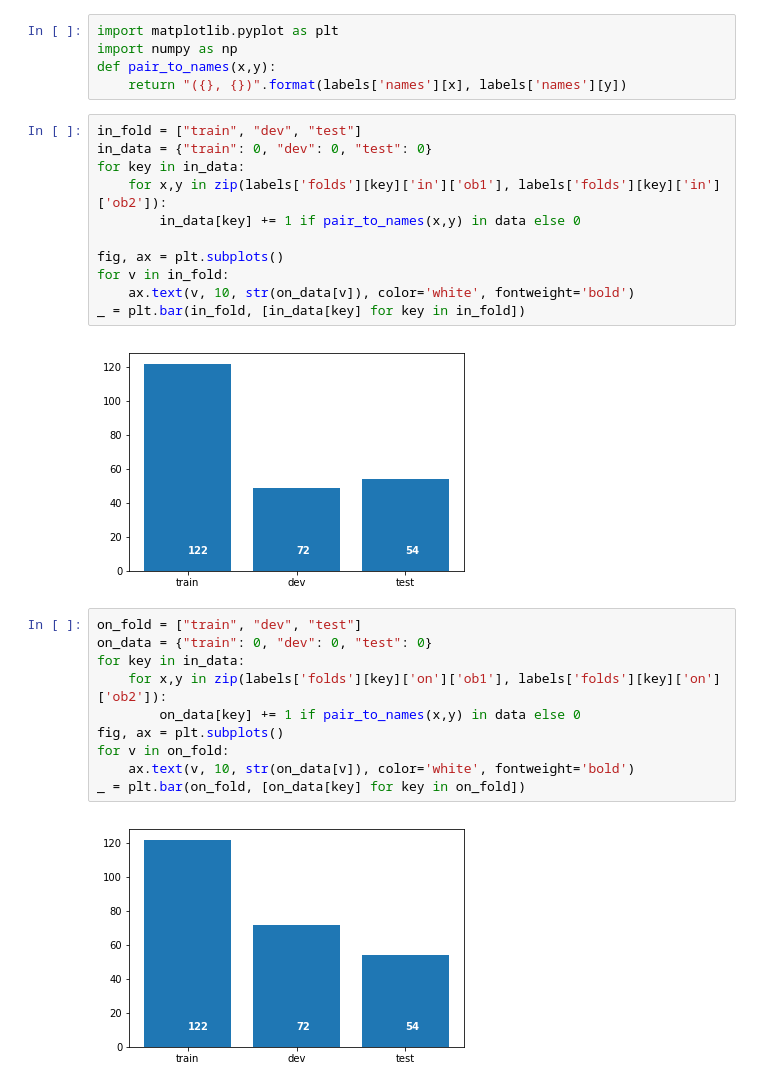
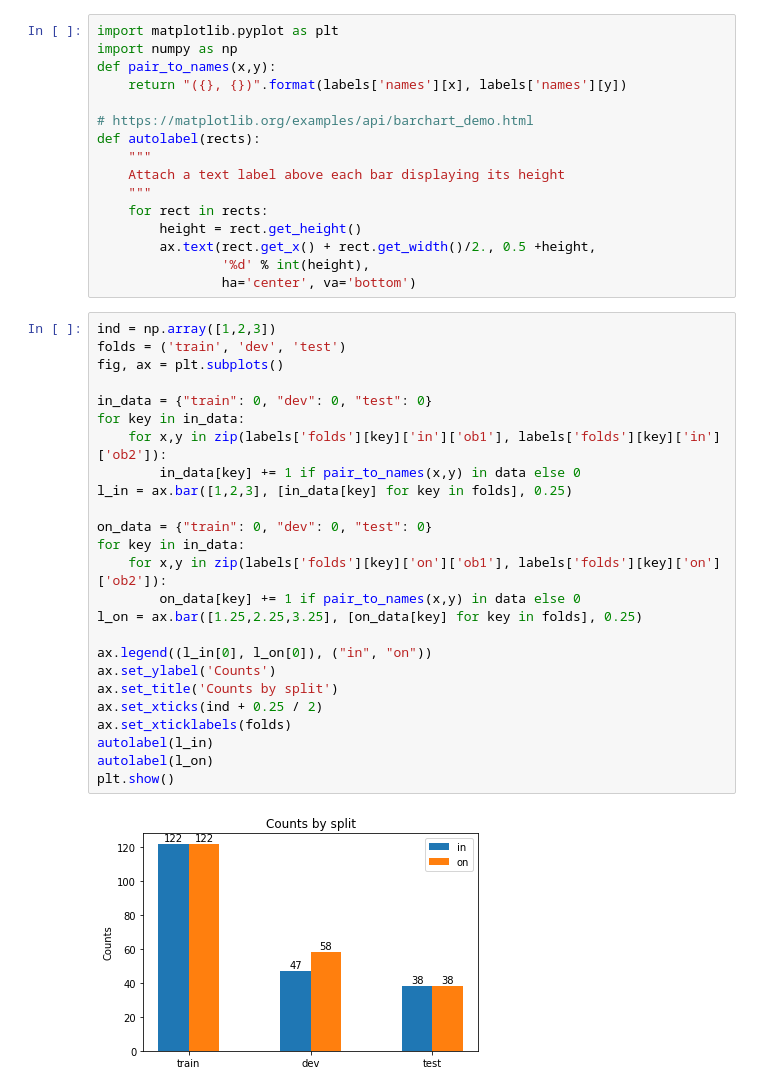
Before and after one commit to thomason-jesse/YCBLanguage, a Jupyter notebook: scripts/Viz.ipynb, the cells around one changed output. Drawn from its saved outputs; the diff is of its cells as text.

```diff
--- a/scripts/Viz.ipynb
+++ b/scripts/Viz.ipynb
@@ -17,28 +17,41 @@ import matplotlib.pyplot as plt
 import numpy as np
 def pair_to_names(x,y):
     return "({}, {})".format(labels['names'][x], labels['names'][y])
+
+# https://matplotlib.org/examples/api/barchart_demo.html
+def autolabel(rects):
+    """
+    Attach a text label above each bar displaying its height
+    """
+    for rect in rects:
+        height = rect.get_height()
+        ax.text(rect.get_x() + rect.get_width()/2., 0.5 +height,
+                '%d' % int(height),
+                ha='center', va='bottom')
-# %%
-in_fold = ["train", "dev", "test"]
-in_data = {"train": 0, "dev": 0, "test": 0}
-for key in in_data:
-    for x,y in zip(labels['folds'][key]['in']['ob1'], labels['folds'][key]['in']['ob2']):
-        in_data[key] += 1 if pair_to_names(x,y) in data else 0
-
-fig, ax = plt.subplots()
-for v in in_fold:
-    ax.text(v, 10, str(on_data[v]), color='white', fontweight='bold')
-_ = plt.bar(in_fold, [in_data[key] for key in in_fold])
-# %% [output]
-[figure, removed]
-# %%
-on_fold = ["train", "dev", "test"]
-on_data = {"train": 0, "dev": 0, "test": 0}
-for key in in_data:
-    for x,y in zip(labels['folds'][key]['on']['ob1'], labels['folds'][key]['on']['ob2']):
-        on_data[key] += 1 if pair_to_names(x,y) in data else 0
-fig, ax = plt.subplots()
-for v in on_fold:
-    ax.text(v, 10, str(on_data[v]), color='white', fontweight='bold')
-_ = plt.bar(on_fold, [on_data[key] for key in on_fold])
-# %% [output]
-[figure, removed]
+# %%
+ind = np.array([1,2,3])
+folds = ('train', 'dev', 'test')
+fig, ax = plt.subplots()
+
+in_data = {"train": 0, "dev": 0, "test": 0}
+for key in in_data:
+    for x,y in zip(labels['folds'][key]['in']['ob1'], labels['folds'][key]['in']['ob2']):
+        in_data[key] += 1 if pair_to_names(x,y) in data else 0
+l_in = ax.bar([1,2,3], [in_data[key] for key in folds], 0.25)
+
+on_data = {"train": 0, "dev": 0, "test": 0}
+for key in in_data:
+    for x,y in zip(labels['folds'][key]['on']['ob1'], labels['folds'][key]['on']['ob2']):
+        on_data[key] += 1 if pair_to_names(x,y) in data else 0
+l_on = ax.bar([1.25,2.25,3.25], [on_data[key] for key in folds], 0.25)
+
+ax.legend((l_in[0], l_on[0]), ("in", "on"))
+ax.set_ylabel('Counts')
+ax.set_title('Counts by split')
+ax.set_xticks(ind + 0.25 / 2)
+ax.set_xticklabels(folds)
+autolabel(l_in)
+autolabel(l_on)
+plt.show()
+# %% [output]
+[figure, added]
```
Also changed, not shown: parts of 3 cells of this notebook.
